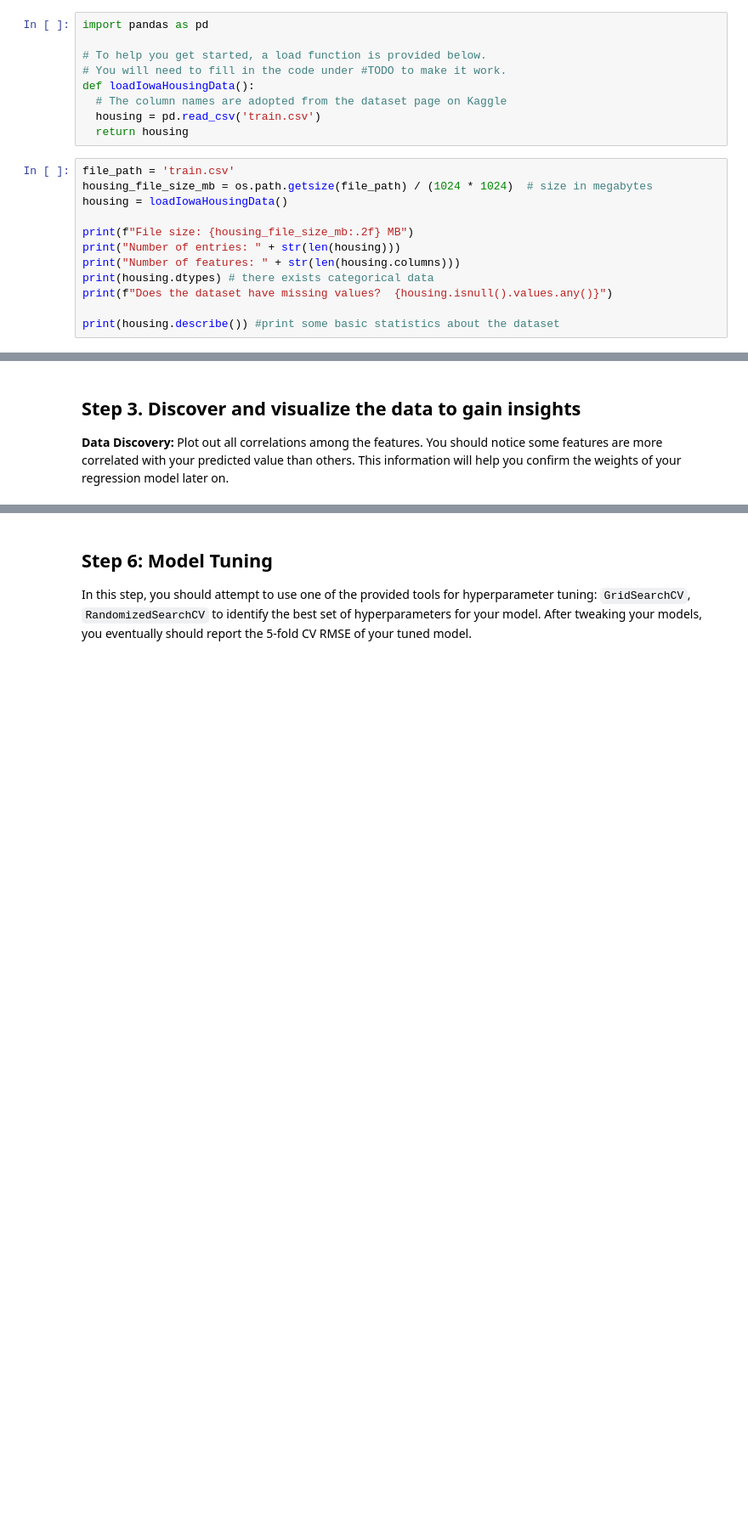
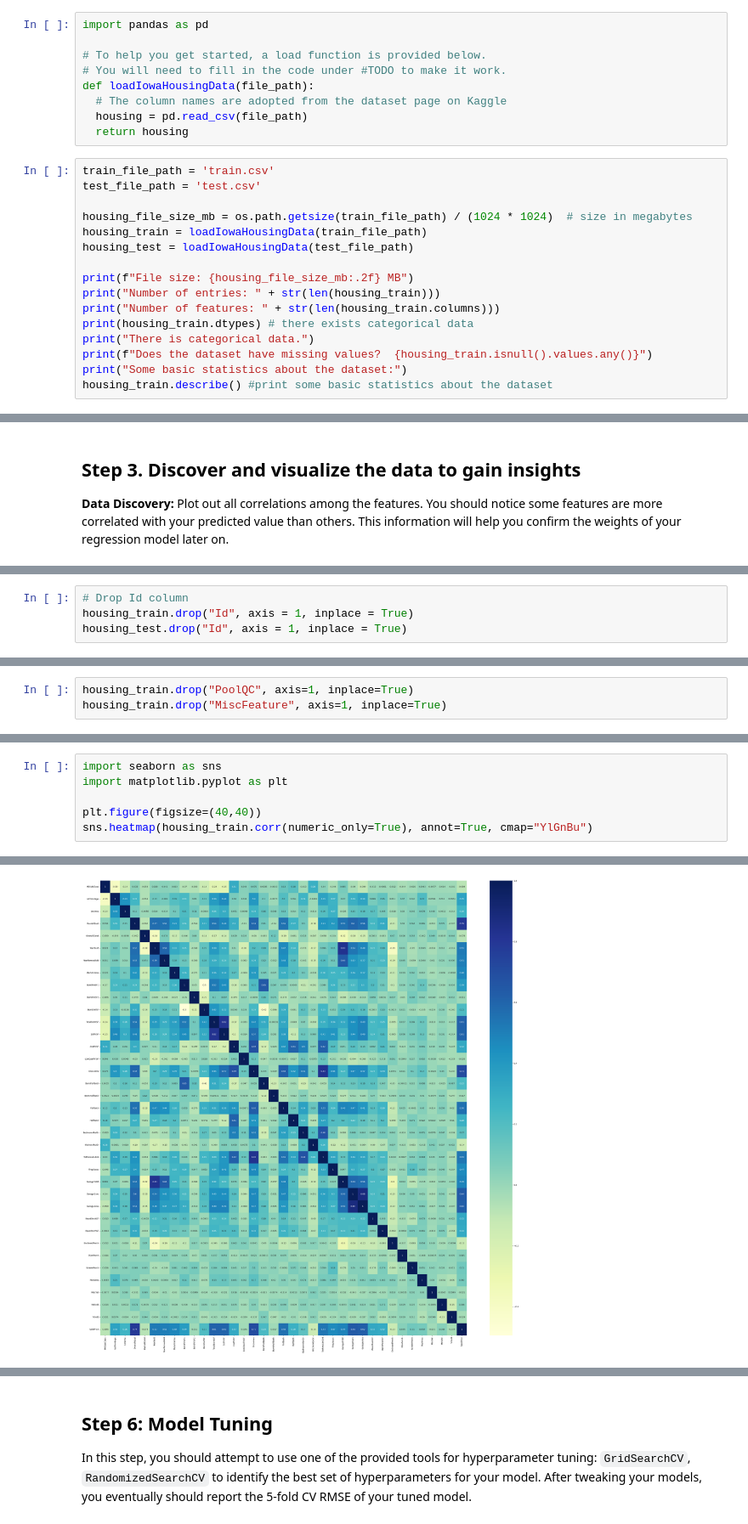
Before and after one commit to cwang12197/cs_4774_ml, a Jupyter notebook: ames_housing_prices/mjq2bt_codeathon_1.ipynb, the cells around one changed output, grey strips where cells are left out. Shown at 85% size. Drawn from its saved outputs; the diff is of its cells as text; blank space fills up the shorter version.

```diff
--- a/ames_housing_prices/mjq2bt_codeathon_1.ipynb
+++ b/ames_housing_prices/mjq2bt_codeathon_1.ipynb
@@ -59,22 +52,26 @@ import pandas as pd
 
 # To help you get started, a load function is provided below.
 # You will need to fill in the code under #TODO to make it work.
-def loadIowaHousingData():
+def loadIowaHousingData(file_path):
   # The column names are adopted from the dataset page on Kaggle
-  housing = pd.read_csv('train.csv')
+  housing = pd.read_csv(file_path)
   return housing
 # %%
-file_path = 'train.csv'
-housing_file_size_mb = os.path.getsize(file_path) / (1024 * 1024)  # size in megabytes
-housing = loadIowaHousingData()
+train_file_path = 'train.csv'
+test_file_path = 'test.csv'
+
+housing_file_size_mb = os.path.getsize(train_file_path) / (1024 * 1024)  # size in megabytes
+housing_train = loadIowaHousingData(train_file_path)
+housing_test = loadIowaHousingData(test_file_path)
 
 print(f"File size: {housing_file_size_mb:.2f} MB")
-print("Number of entries: " + str(len(housing)))
-print("Number of features: " + str(len(housing.columns)))
-print(housing.dtypes) # there exists categorical data
-print(f"Does the dataset have missing values?  {housing.isnull().values.any()}")
-
-print(housing.describe()) #print some basic statistics about the dataset
+print("Number of entries: " + str(len(housing_train)))
+print("Number of features: " + str(len(housing_train.columns)))
+print(housing_train.dtypes) # there exists categorical data
+print("There is categorical data.")
+print(f"Does the dataset have missing values?  {housing_train.isnull().values.any()}")
+print("Some basic statistics about the dataset:")
+housing_train.describe() #print some basic statistics about the dataset
 # %% [output]
 File size: 0.44 MB
 Number of entries: 1460
@@ -110,0 +133,4 @@ plt.show()
+# %%
+# Drop Id column
+housing_train.drop("Id", axis = 1, inplace = True)
+housing_test.drop("Id", axis = 1, inplace = True)
@@ -110,0 +139,3 @@ plt.show()
+# %%
+housing_train.drop("PoolQC", axis=1, inplace=True)
+housing_train.drop("MiscFeature", axis=1, inplace=True)
@@ -110,0 +154,7 @@ plt.show()
+# %%
+import seaborn as sns
+import matplotlib.pyplot as plt
+
+plt.figure(figsize=(40,40))
+sns.heatmap(housing_train.corr(numeric_only=True), annot=True, cmap="YlGnBu")
+# %% [output]
@@ -111 +162,2 @@ plt.show()
+[figure, added]
 # %%
```
Also changed, not shown: parts of 48 cells of this notebook.
